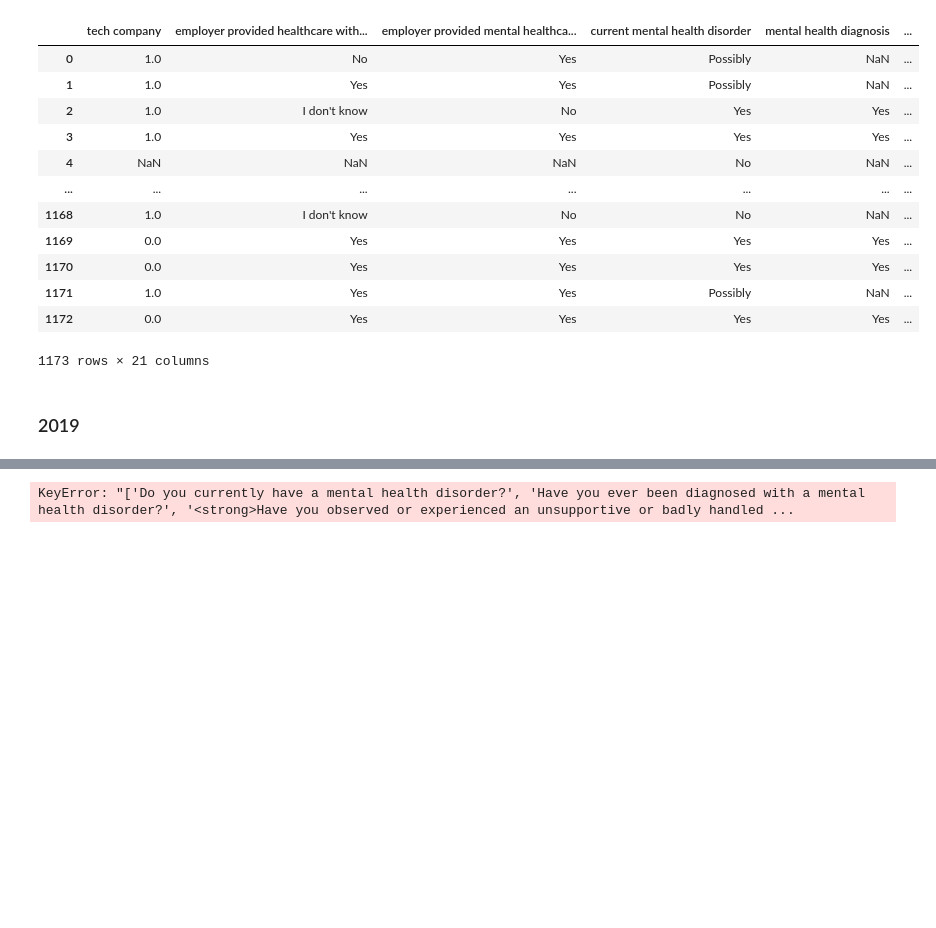
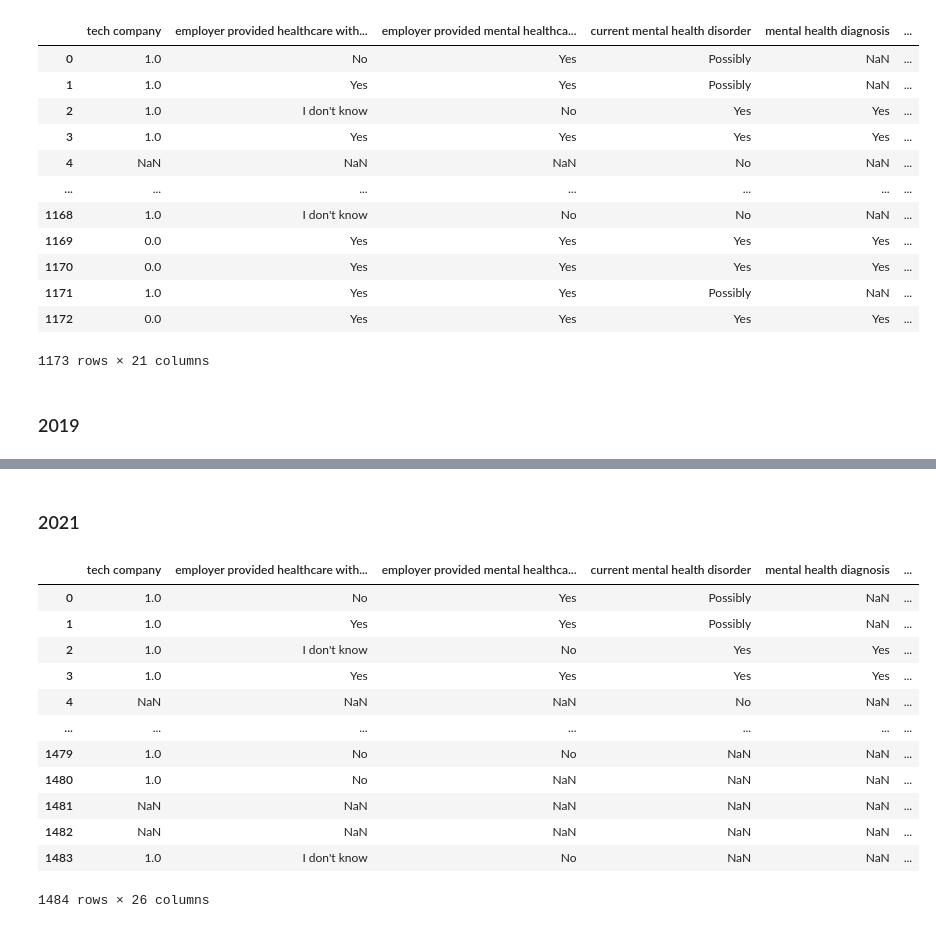
Before and after one commit to AthenOsterberg1995/Project-1---Mental-Health-in-Tech, a Jupyter notebook: OSMI_merged_clean.ipynb, the cells around one changed output, grey strips where cells are left out. Saved outputs shown, nothing was run; the diff lists cells and outputs as text; code cells hidden in the pictures; blank space fills up the shorter version.

```diff
--- a/giacomo/OSMI_merged_clean.ipynb
+++ b/OSMI_merged_clean.ipynb
@@ -226,10 +251,10 @@ merged_17_18
 # %%
-# Choosing 2019 columns
-df_2019_reduced = df_2019[['Is your employer primarily a tech company/organization?',
+# choosing 2020 columns
+df_2020_reduced = df_2020[['Is your employer primarily a tech company/organization?',
                            'Does your employer provide mental health benefits as part of healthcare coverage?',
                            'Do you know the options for mental health care available under your employer-provided health coverage?',
-                           'Do you currently have a mental health disorder?',
-                           'Have you ever been diagnosed with a mental health disorder?',
+                            'Do you *currently* have a mental health disorder?',
+                            'Have you ever been *diagnosed* with a mental health disorder?',
                            'Do you have a family history of mental illness?',
                            'Have you ever discussed your mental health with your employer?',
                            'Is your anonymity protected if you choose to take advantage of mental health or substance abuse treatment resources provided by your employer?',
@@ -238,14 +263,10 @@ df_2019_reduced = df_2019[['Is your employer primarily a tech company/organizati
                            'Would you feel comfortable discussing a mental health issue with your coworkers?',
                            'How many employees does your company or organization have?',
                            'Overall, how well do you think the tech industry supports employees with mental health issues?',
-                           '<strong>Have you observed or experienced an unsupportive or badly handled response to a mental health issue in your current or previous workplace?</strong>',
-                           '<strong>Have you observed or experienced supportive or well handled response to a mental health issue in your current or previous workplace?</strong>',
+                           'Have you observed or experienced an *unsupportive or badly handled response* to a mental health issue in your current or previous workplace?',
+                           'Have you observed or experienced a *supportive or well handled response* to a mental health issue in your current or previous workplace?',
                            'What is your age?',
                            'What is your gender?',
-                           'What country do you <strong>live</strong> in?',
+                           'What country do you *live* in?',
                            'What is your race?',
-                           'Start Date (UTC)',
-                           'Submit Date (UTC)',
                            ]]
-# %% [output]
-KeyError: "['Do you currently have a mental health disorder?', 'Have you ever been diagnosed with a mental health disorder?', '<strong>Have you observed or experienced an unsupportive or badly handled ...
@@ -251,0 +294,2 @@ KeyError: "['Do you currently have a mental health disorder?', 'Have you ever be
+# %% [markdown]
+### 2021
@@ -251,0 +317,40 @@ KeyError: "['Do you currently have a mental health disorder?', 'Have you ever be
+# %%
+df_2021_reduced = df_2021_reduced.rename(columns={'Is your employer primarily a tech company/organization?': 'tech company',
+                                                  'Does your employer provide mental health benefits as part of healthcare coverage?': 'employer provided healthcare with mental benefits',
+                                                  'Do you know the options for mental health care available under your employer-provided health coverage?': 'employer provided mental healthcare awareness',
+                                                  'Do you currently have a mental health disorder?': 'current mental health disorder',
+                                                  'Have you ever been diagnosed with a mental health disorder?': 'mental health diagnosis',
+                                                  'Do you have a family history of mental illness?': 'family history of mental illness',
+                                                  'Have you ever discussed your mental health with your employer?': 'discussed personal mental health with employer',
+                                                  'Is your anonymity protected if you choose to take advantage of mental health or substance abuse treatment resources provided by your employer?': 'anonymity protected when using benefits',
+                                                  'If a mental health issue prompted you to request a medical leave from work, how easy or difficult would it be to ask for that leave?': 'ease of asking for leave',
+                                                  'Would you feel comfortable discussing a mental health issue with your direct supervisor(s)?': 'comfortable discussing a mental health issue with direct supervisor(s)',
+                                                  'Would you feel comfortable discussing a mental health issue with your coworkers?': 'comfortable discussing a mental health issue with coworkers',
+                                                  'How many employees does your company or organization have?': 'Number of employees',
+                                                  'Overall, how well do you think the tech industry supports employees with mental health issues?': 'how well do you think the tech industry supports employees with mental health issues',
+                                                  '<strong>Have you observed or experienced an unsupportive or badly handled response to a mental health issue in your current or previous workplace?</strong>': 'observed or experienced an unsupportive or badly handled response to a mental health issue in your current or previous workplace?',
+                                                  '<strong>Have you observed or experienced supportive or well handled response to a mental health issue in your current or previous workplace?</strong>': 'observed or experienced supportive or well handled response to a mental health issue in your current or previous workplace',
+                                                  'What is your age?': 'Age',
+                                                  'What is your gender?': 'Gender',
+                                                  'What country do you <strong>live</strong> in?': 'Country of residence',
+                                                  'What is your race?': 'Race'
+})
+# %%
+merged_df = df_2017_reduced.merge(df_2018_reduced, how='outer').merge(df_2020_reduced, how='outer').merge(df_2021_reduced, how='outer')
+# MISSING 2019, column renaming may need to change (19 columns)
+# %%
+merged_df
+# %% [output]
+|  | tech company | employer provided healthcare with... | employer provided mental healthca... | current mental health disorder | mental health diagnosis | ... |
+| 0 | 1.0 | No | Yes | Possibly | NaN | ... |
+| 1 | 1.0 | Yes | Yes | Possibly | NaN | ... |
+| 2 | 1.0 | I don't know | No | Yes | Yes | ... |
+| 3 | 1.0 | Yes | Yes | Yes | Yes | ... |
+| 4 | NaN | NaN | NaN | No | NaN | ... |
+| ... | ... | ... | ... | ... | ... | ... |
+| 1479 | 1.0 | No | No | NaN | NaN | ... |
+| 1480 | 1.0 | No | NaN | NaN | NaN | ... |
+| 1481 | NaN | NaN | NaN | NaN | NaN | ... |
+| 1482 | NaN | NaN | NaN | NaN | NaN | ... |
+| 1483 | 1.0 | I don't know | No | NaN | NaN | ... |
+1484 rows × 26 columns
```
Also changed, not shown: parts of 6 cells of this notebook, 15 other files.
